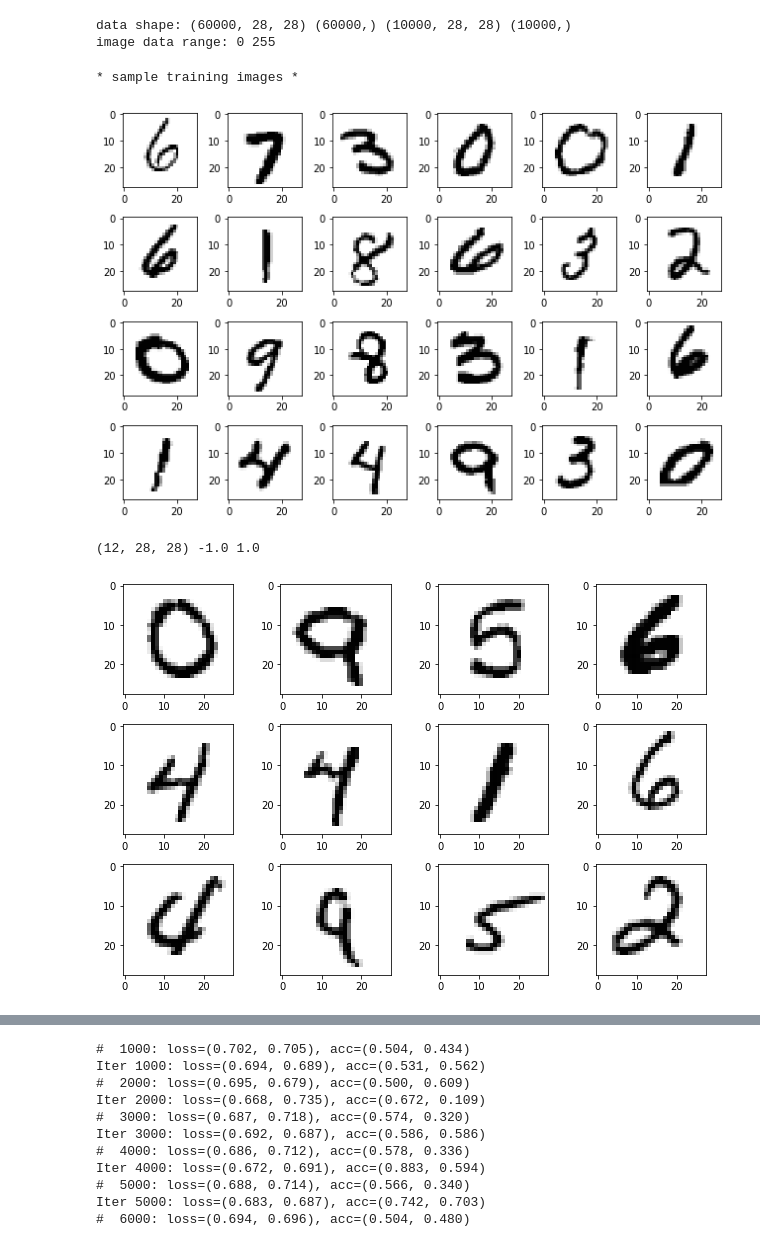
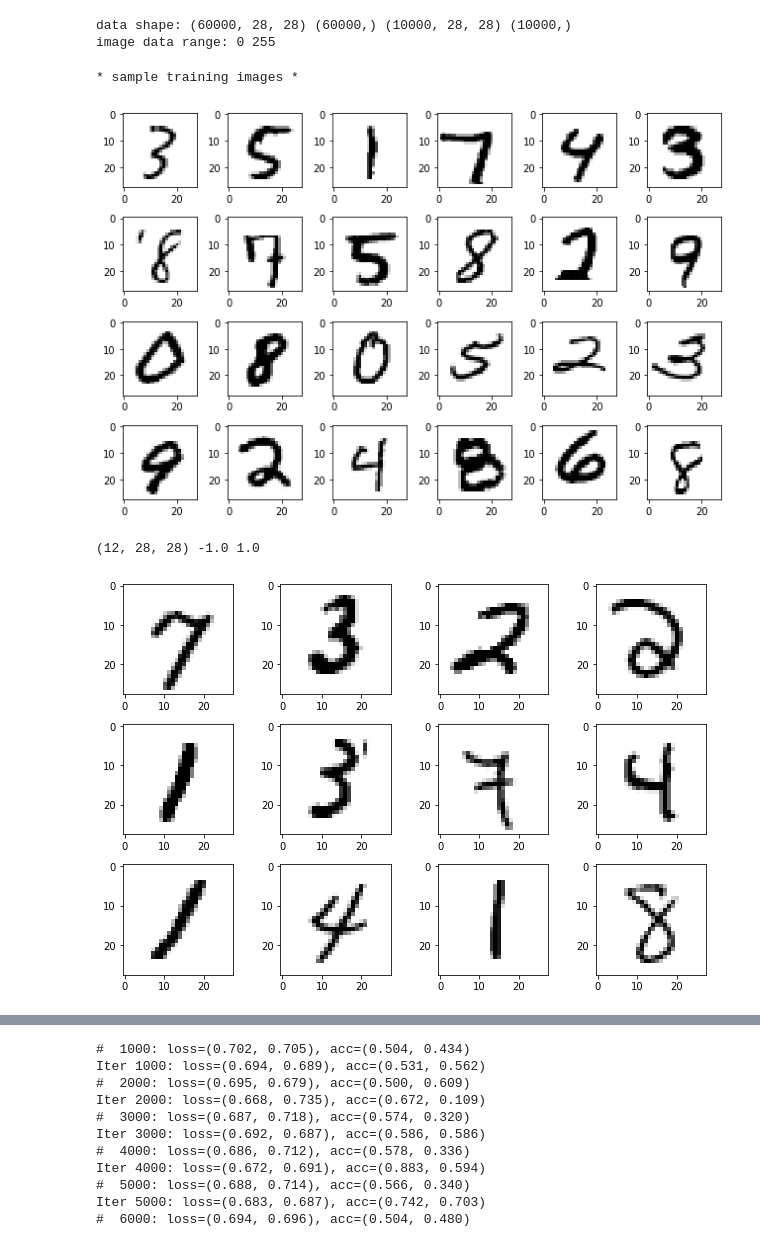
Before and after one commit to kota7/ilearn-gan, a Jupyter notebook: 2_gan-for-generating-mnist-images.ipynb, the cells around one changed output, grey strips where cells are left out. Cells and saved outputs as stored; diff of their text form; code cells hidden in the pictures.

```diff
--- a/2_gan-for-generating-mnist-images.ipynb
+++ b/2_gan-for-generating-mnist-images.ipynb
@@ -27,22 +27,21 @@ data shape: (60000, 28, 28) (60000,) (10000, 28, 28) (10000,)
 image data range: 0 255
 # %%
 def plot_images(x, figsize=(9, 6), nrow=4, ncol=6):
-    ix = np.random.choice(len(x), size=nrow*ncol, replace=False)
-    images = x[ix]
     fig, axes = plt.subplots(nrow, ncol, figsize=figsize)
     k = 0
     for i in range(nrow):
         for j in range(ncol):
             ax = axes[i][j]
-            ax.imshow(images[k], cmap="gray_r")
+            ax.imshow(x[k], cmap="gray_r")
             k += 1
     fig.tight_layout()
     return fig
 print("* sample training images *")
-plot_images(x_tr)
+ix = np.random.choice(len(x_tr), size=32, replace=False)
+plot_images(x_tr[ix])
 # %% [output]
 * sample training images *
-[figure, old version]
+[figure, new version]
 # %%
 class RealDataset:
     def __init__(self, data, normalizer=None):
@@ -96,7 +95,7 @@ print(test.shape, np.min(test), np.max(test))
 plot_images(test, nrow=3, ncol=4)
 # %% [output]
 (12, 28, 28) -1.0 1.0
-[figure, old version]
+[figure, new version]
 # %%
 def make_discriminator(filters=(64,64), kernel=(3,3), batch_norm=False,
                        input_shape=(28,28,1)):
```
Also changed, not shown: parts of 5 cells of this notebook.
